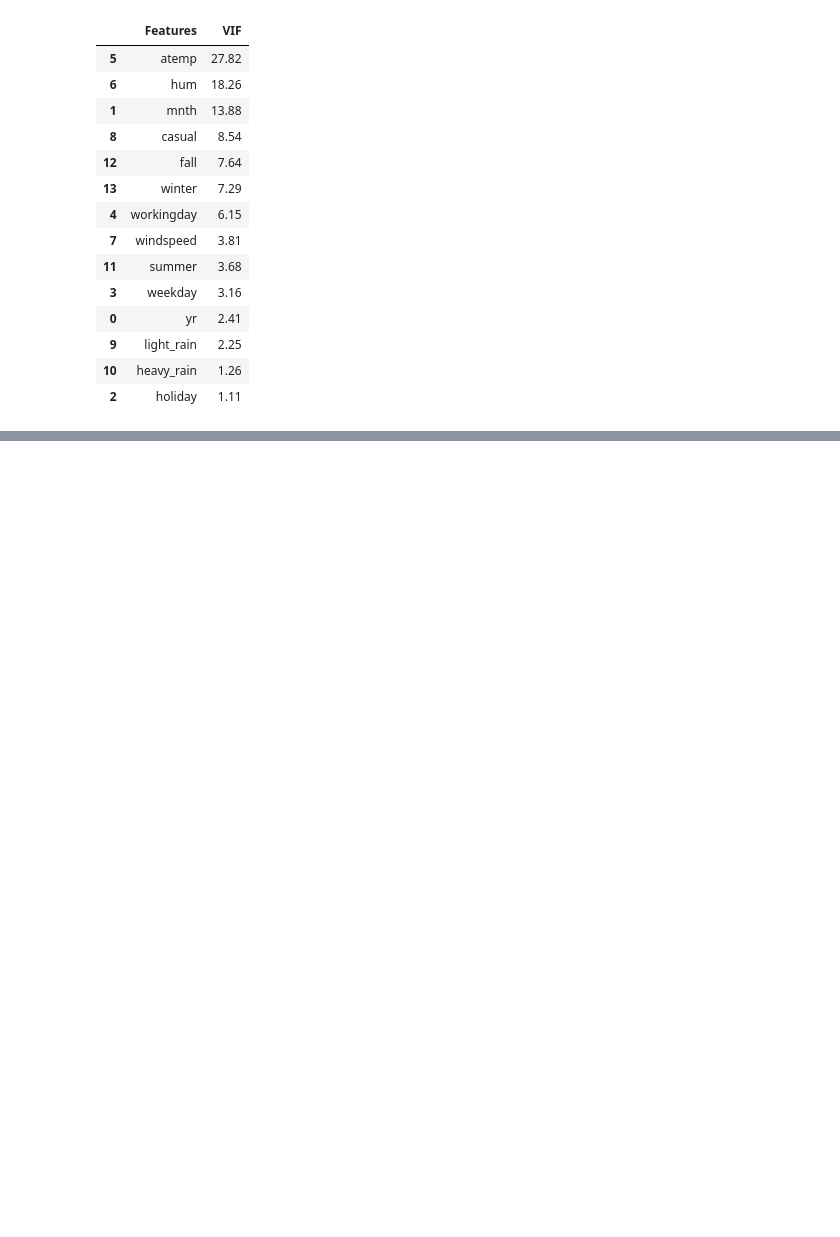
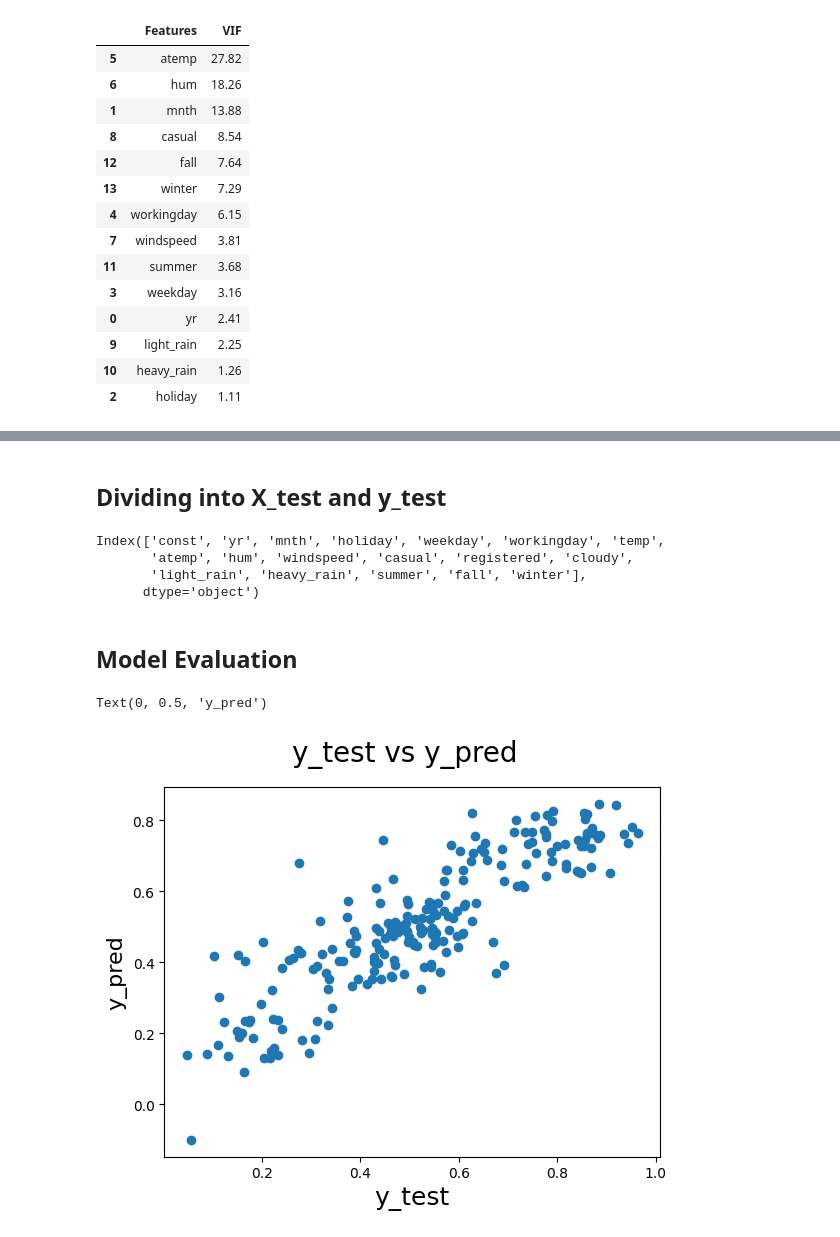
Before and after one commit to vaishnabala/Linear_Regression, a Jupyter notebook: Bike_Rental_Linear_Regression.ipynb, the cells around one changed output, grey strips where cells are left out. Cells and saved outputs as stored; diff of their text form; code cells hidden in the pictures; blank space fills up the shorter version.

```diff
--- a/Bike_Rental_Linear_Regression.ipynb
+++ b/Bike_Rental_Linear_Regression.ipynb
@@ -547,0 +823,29 @@ vif
+# %% [markdown]
+## Dividing into X_test and y_test
+# %%
+y_test = df_test.pop('cnt')
+X_test = df_test
+# %%
+X_test_m7 = sm.add_constant(X_test)
+# %%
+X_test_m7.columns
+# %% [output]
+Index(['const', 'yr', 'mnth', 'holiday', 'weekday', 'workingday', 'temp',
+       'atemp', 'hum', 'windspeed', 'casual', 'registered', 'cloudy',
+       'light_rain', 'heavy_rain', 'summer', 'fall', 'winter'],
+      dtype='object')
+# %%
+X_test_m7 = X_test_m7.drop(['temp','cloudy','registered','atemp','hum','mnth','casual'], axis = 1)
+# %%
+y_pred_m7 = lr_7.predict(X_test_m7)
+# %% [markdown]
+## Model Evaluation
+# %%
+fig = plt.figure()
+plt.scatter(y_test, y_pred_m7)
+fig.suptitle('y_test vs y_pred', fontsize = 20)              # Plot heading
+plt.xlabel('y_test', fontsize = 18)                          # X-label
+plt.ylabel('y_pred', fontsize = 16)
+# %% [output]
+Text(0, 0.5, 'y_pred')
+[figure, added]
```
Also changed, not shown: parts of 84 cells of this notebook.
